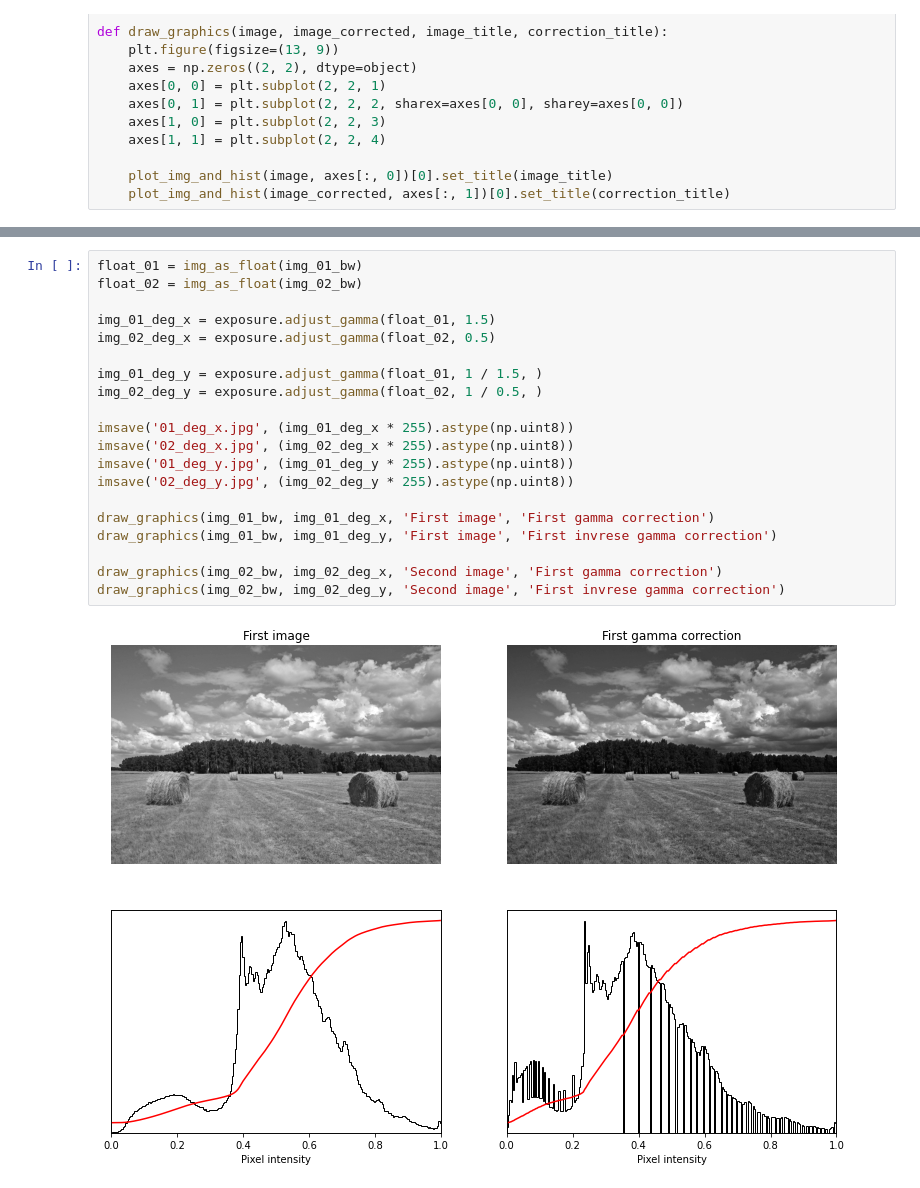
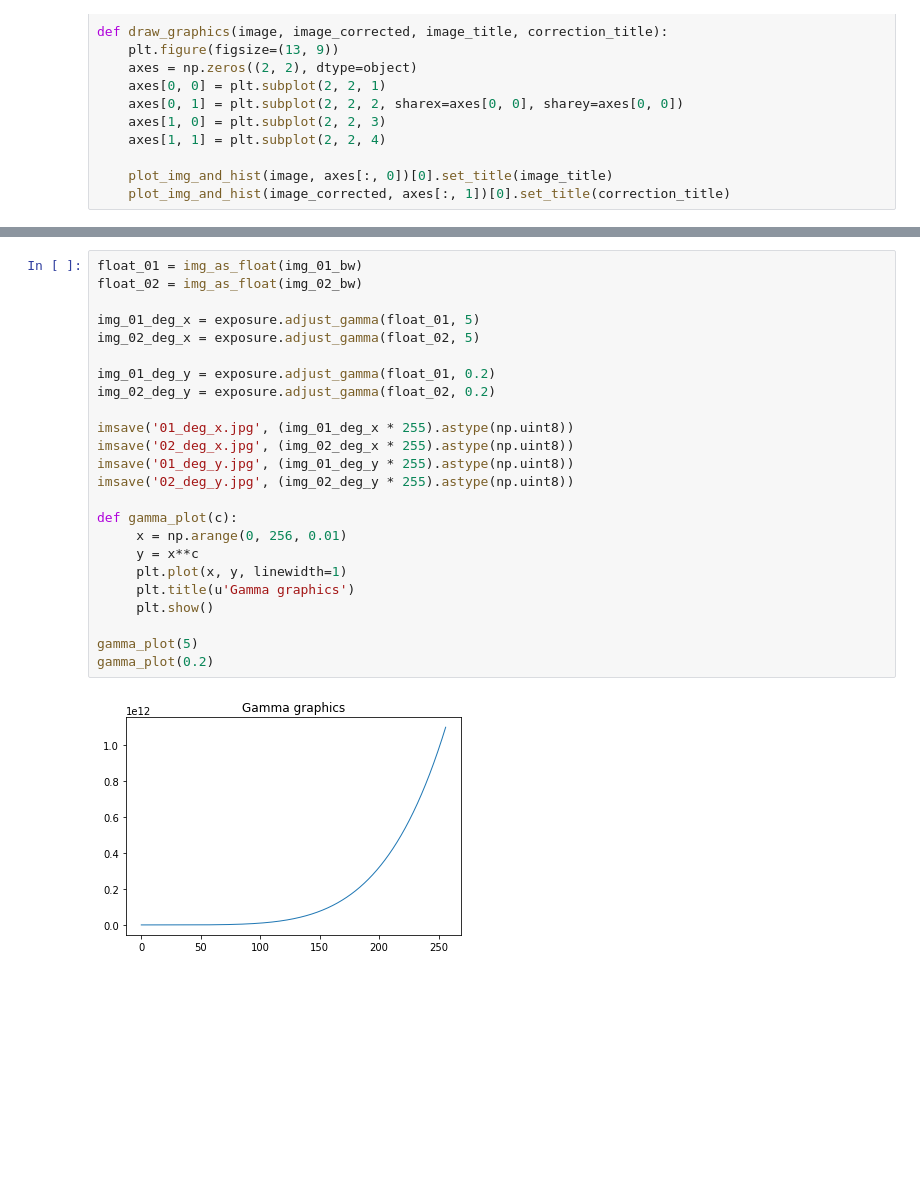
Before and after one commit to GreyImediary/image_processing_labs, a Jupyter notebook: lab_2/lab_2.ipynb, the cells around one changed output, grey strips where cells are left out. Saved outputs shown, nothing was run; the diff lists cells and outputs as text; blank space fills up the shorter version.

```diff
--- a/lab_2/lab_2.ipynb
+++ b/lab_2/lab_2.ipynb
@@ -92,22 +137,26 @@ draw_graphics(img_02_bw, img_02_log_y, 'Second image', 'Second invrese log corre
 # %%
 float_01 = img_as_float(img_01_bw)
 float_02 = img_as_float(img_02_bw)
 
-img_01_deg_x = exposure.adjust_gamma(float_01, 1.5)
-img_02_deg_x = exposure.adjust_gamma(float_02, 0.5)
+img_01_deg_x = exposure.adjust_gamma(float_01, 5)
+img_02_deg_x = exposure.adjust_gamma(float_02, 5)
 
-img_01_deg_y = exposure.adjust_gamma(float_01, 1 / 1.5, )
-img_02_deg_y = exposure.adjust_gamma(float_02, 1 / 0.5, )
+img_01_deg_y = exposure.adjust_gamma(float_01, 0.2)
+img_02_deg_y = exposure.adjust_gamma(float_02, 0.2)
 
 imsave('01_deg_x.jpg', (img_01_deg_x * 255).astype(np.uint8))
 imsave('02_deg_x.jpg', (img_02_deg_x * 255).astype(np.uint8))
 imsave('01_deg_y.jpg', (img_01_deg_y * 255).astype(np.uint8))
 imsave('02_deg_y.jpg', (img_02_deg_y * 255).astype(np.uint8))
 
-draw_graphics(img_01_bw, img_01_deg_x, 'First image', 'First gamma correction')
-draw_graphics(img_01_bw, img_01_deg_y, 'First image', 'First invrese gamma correction')
+def gamma_plot(c):
+     x = np.arange(0, 256, 0.01)
+     y = x**c
+     plt.plot(x, y, linewidth=1)
+     plt.title(u'Gamma graphics')
+     plt.show()
 
-draw_graphics(img_02_bw, img_02_deg_x, 'Second image', 'First gamma correction')
-draw_graphics(img_02_bw, img_02_deg_y, 'Second image', 'First invrese gamma correction')
+gamma_plot(5)
+gamma_plot(0.2)
 # %% [output]
-[figure, old version]
+[figure, new version]
```
Also changed, not shown: parts of 5 cells of this notebook, 8 other files.
